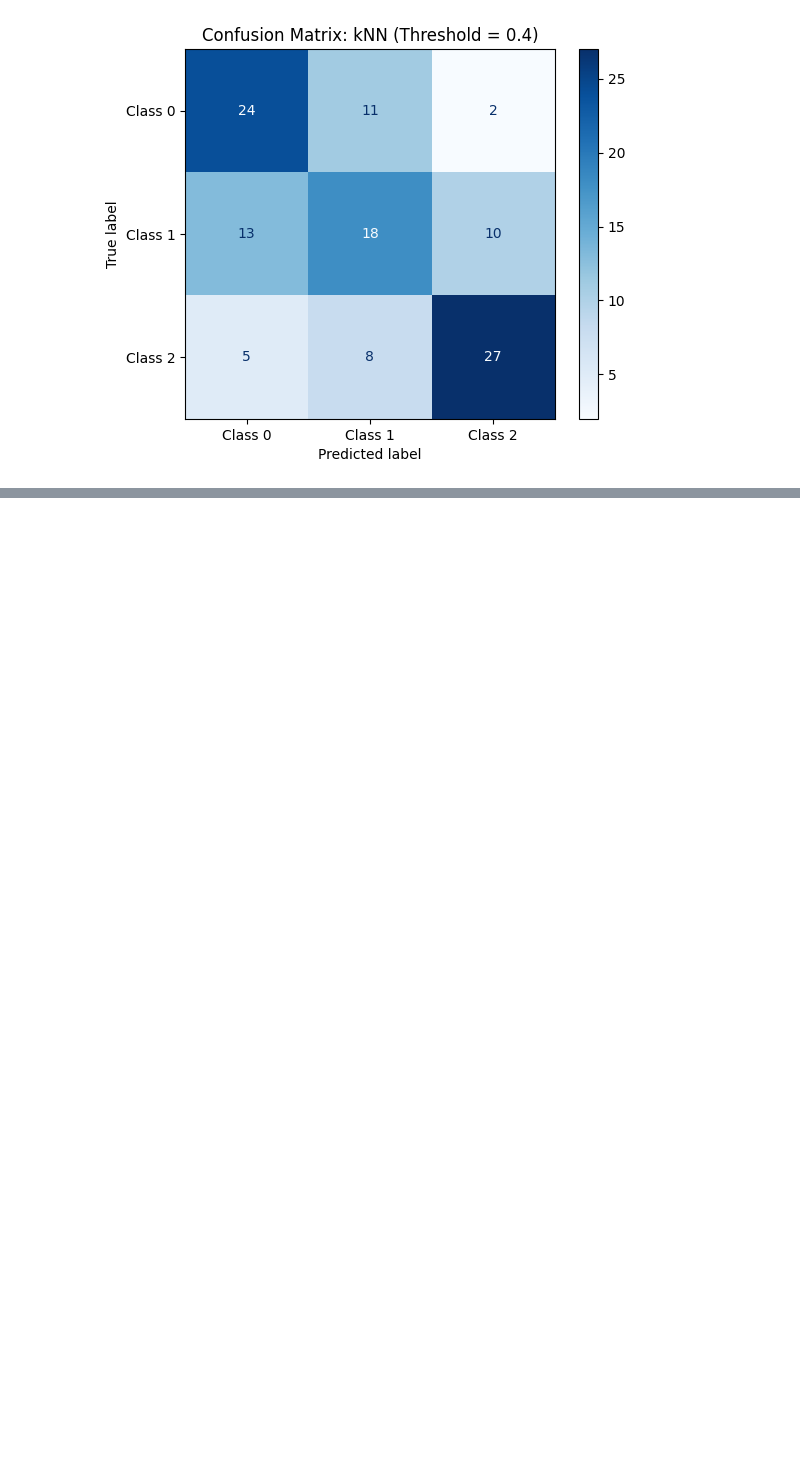
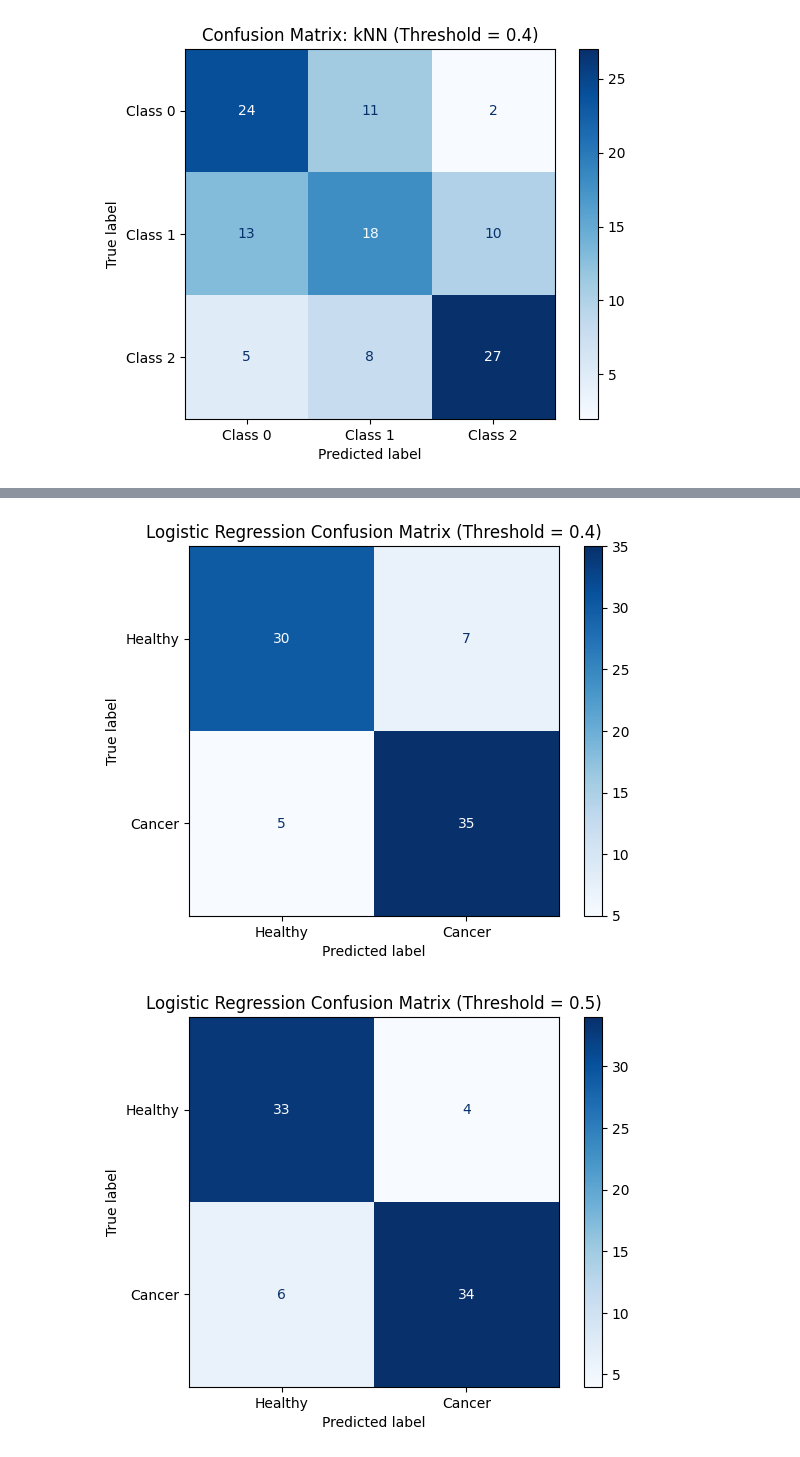
Before and after one commit to JDpodichetty/iRI_2025_AS, a Jupyter notebook: Code/cancer/pancreatic_cancer_code.ipynb, the cells around one changed output, grey strips where cells are left out. Drawn from its saved outputs; the diff is of its cells as text; code cells hidden in the pictures; blank space fills up the shorter version.

```diff
--- a/Code/cancer/pancreatic_cancer_code.ipynb
+++ b/Code/cancer/pancreatic_cancer_code.ipynb
@@ -693,10 +671,0 @@ for i, class_coef in enumerate(coef):
-# %%
-import shap
-
-# Example for tree-based models (e.g., XGBoost)
-model = models["Random Forest"]
-model.fit(X_train_scaled, y_train)
-explainer = shap.Explainer(model)
-shap_values = explainer(X_test_scaled)
-
-shap.summary_plot(shap_values[1], X_test_scaled)
@@ -709,0 +994,26 @@ print(X_test_scaled.shape)
+# %%
+import matplotlib.pyplot as plt
+from sklearn.metrics import confusion_matrix, ConfusionMatrixDisplay
+
+# Train Logistic Regression model
+model = LogisticRegression(class_weight="balanced", solver="liblinear")
+model.fit(X_train_scaled, y_train)
+y_proba = model.predict_proba(X_test_scaled)[:, 1]  # Probability of cancer
+
+# Generate predictions for both thresholds
+thresholds = [0.4, 0.5]
+
+for thresh in thresholds:
+    y_pred_thresh = (y_proba >= thresh).astype(int)
+
+    # Create confusion matrix
+    cm = confusion_matrix(y_test, y_pred_thresh)
+    disp = ConfusionMatrixDisplay(confusion_matrix=cm, display_labels=["Healthy", "Cancer"])
+
+    # Plot confusion matrix
+    disp.plot(cmap=plt.cm.Blues)
+    plt.title(f"Logistic Regression Confusion Matrix (Threshold = {thresh})")
+    plt.show()
+# %% [output]
+[figure, added]
+[figure, added]
```
Also changed, not shown: parts of 16 cells of this notebook, 2 other files.
